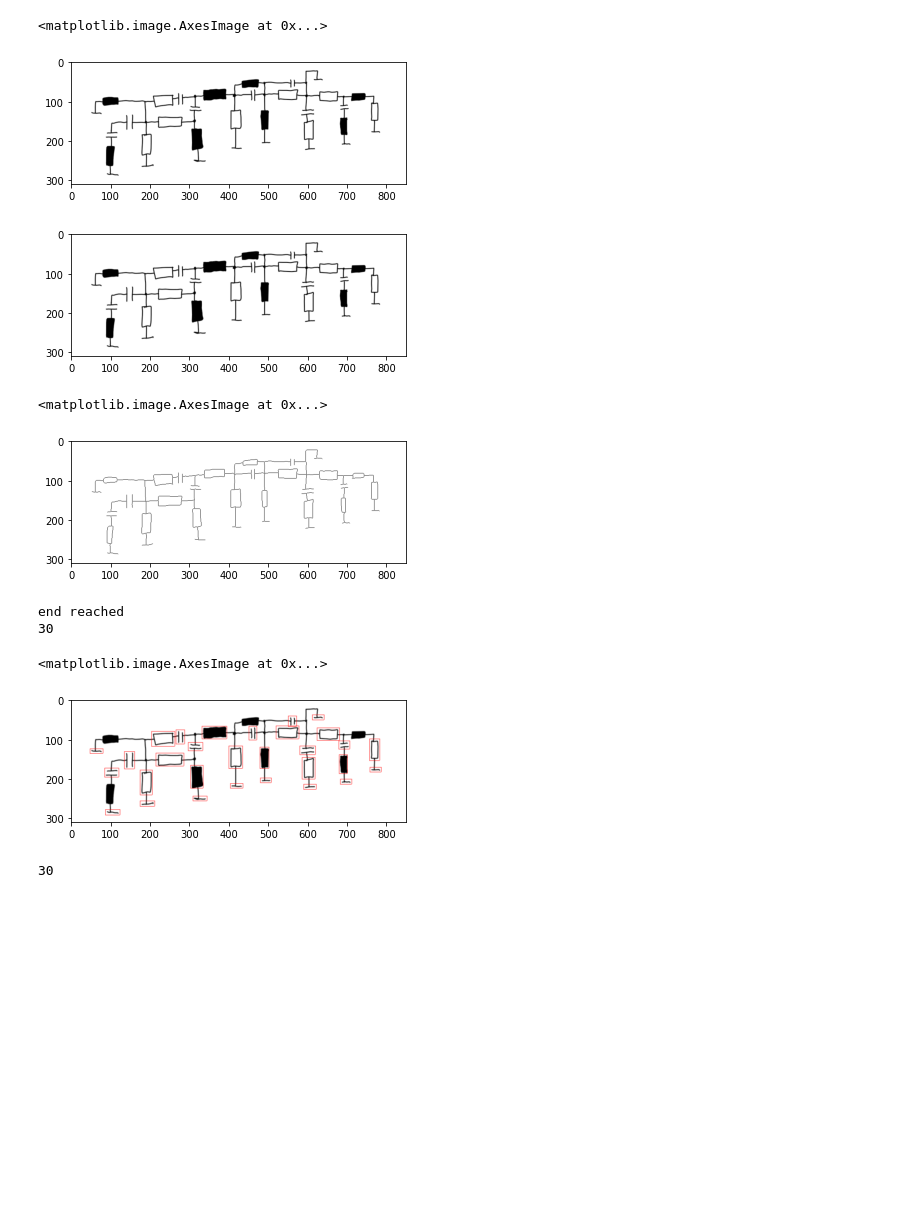
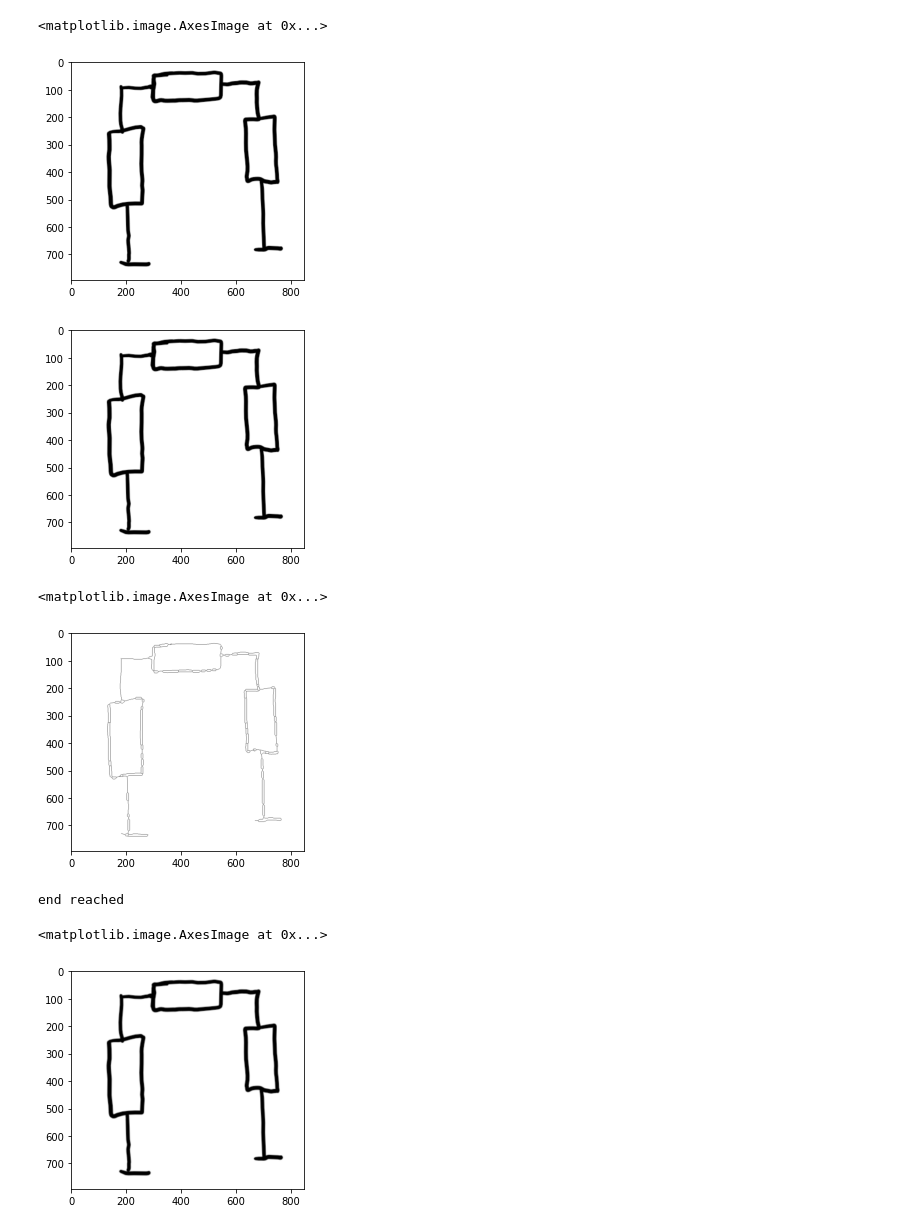
Before and after one commit to Chris022/smarter-circuits, a Jupyter notebook: src/main.ipynb, the cells around one changed output. Drawn from its saved outputs; the diff is of its cells as text; code cells hidden in the pictures; blank space fills up the shorter version.

```diff
--- a/src/main.ipynb
+++ b/src/main.ipynb
@@ -16,17 +25,17 @@ import string
 # %%
-name = "raf_1.png"
+name = "5.png"
 
-image = utils.loadImage(path="./../resources/testImages",name=name, resize=(850,None))
+image = utils.loadImage(path="./../resources/testImages",name=name, resize=(350,None))
 
-colorImage = utils.loadImage(path="./../resources/testImages",name=name, resize=(850,None), color=True)
+colorImage = utils.loadImage(path="./../resources/testImages",name=name, resize=(350,None), color=True)
 
 plt.imshow(image, cmap='gray')
 plt.figure()
 plt.imshow(colorImage)
 # %% [output]
 <matplotlib.image.AxesImage at 0x...>
-[figure, old version]
+[figure, new version]
-[figure, old version]
+[figure, new version]
 # %%
 preprocessedImage = ip.preprocessImage(image)
 utils.saveImage(name="preprocessed.png", image=preprocessedImage)
@@ -34,7 +43,7 @@ utils.saveImage(name="preprocessed.png", image=preprocessedImage)
 plt.imshow(preprocessedImage, cmap='gray')
 # %% [output]
 <matplotlib.image.AxesImage at 0x...>
-[figure, old version]
+[figure, new version]
 # %%
 #class_names = os.listdir('./../trainData')
 #
@@ -49,14 +58,13 @@ def generateTrainData(boundingBoxes, image):
         utils.saveImage(path='./../resources/trainData/')
         #utils.saveImage(name="{i}.png".format(i=''.join(random.choice(string.ascii_lowercase) for i in range(10))), image=component)
 # %%
-boundingBoxes = gg.generateBoudingBoxes(preprocessedImage)
+graph = gg.generateGraph(preprocessedImage)
+components = gg.getComponents(graph)
+#generateTrainData(boundingBoxes, image)
 
-#generateTrainData(boundingBoxes, image)
-print(len(boundingBoxes))
-
-def drawRect(image,boundingBoxes,color):
-    corner1 = boundingBoxes[0]
-    corner2 = boundingBoxes[1]
+def drawRect(image,boundingBox,color):
+    corner1 = boundingBox[0]
+    corner2 = boundingBox[1]
     startX = corner1[0]
     startY = corner1[1]
 
@@ -74,18 +82,11 @@ def drawRect(image,boundingBoxes,color):
     return image
 
 
-for boundingBox in boundingBoxes:
-    drawRect(colorImage,boundingBox,(255,0,0))
+for comp in components:
+    drawRect(colorImage,comp[0],(255,0,0))
 #colorImage = cv2.cvtColor(255-colorImage, cv2.COLOR_BGR2RGB)
 plt.imshow(colorImage,interpolation="bilinear")
 # %% [output]
 end reached
-30
 <matplotlib.image.AxesImage at 0x...>
-[figure, old version]
+[figure, new version]
-# %%
-predictions = cc.classify(boundingBoxes, image)
-
-print(len(predictions))
-# %% [output]
-30
```
Also changed, not shown: parts of 4 cells of this notebook.
